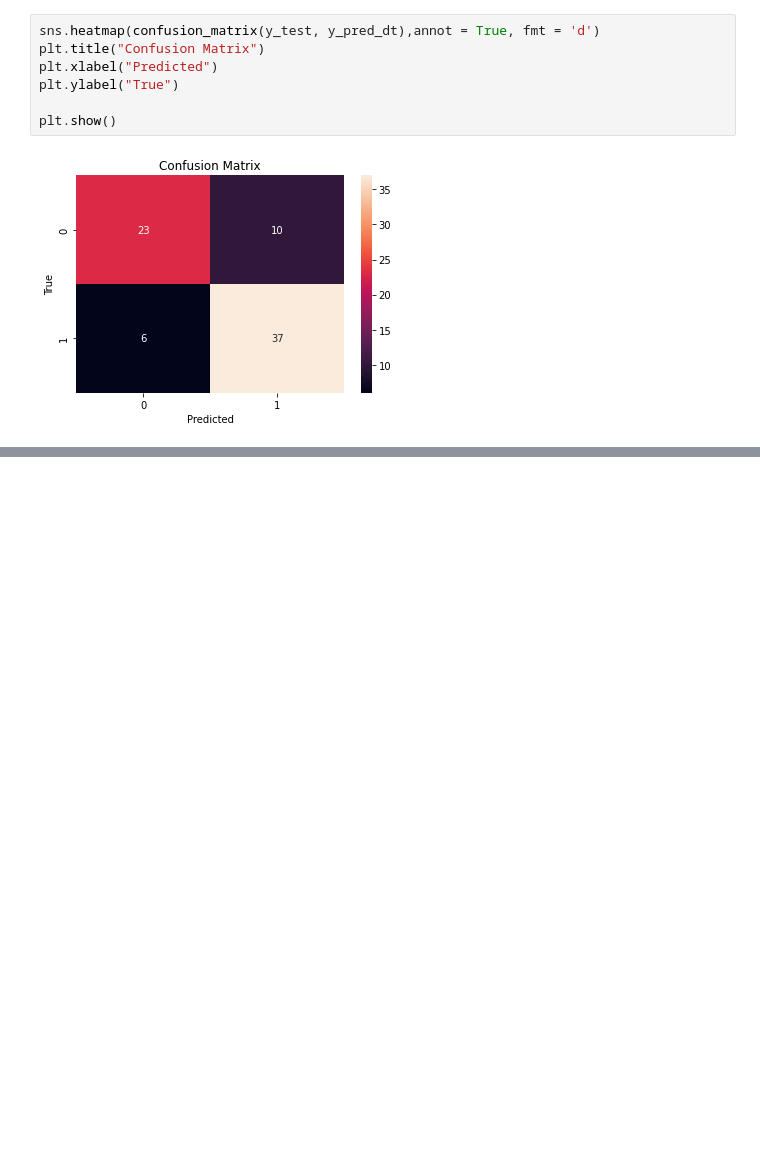
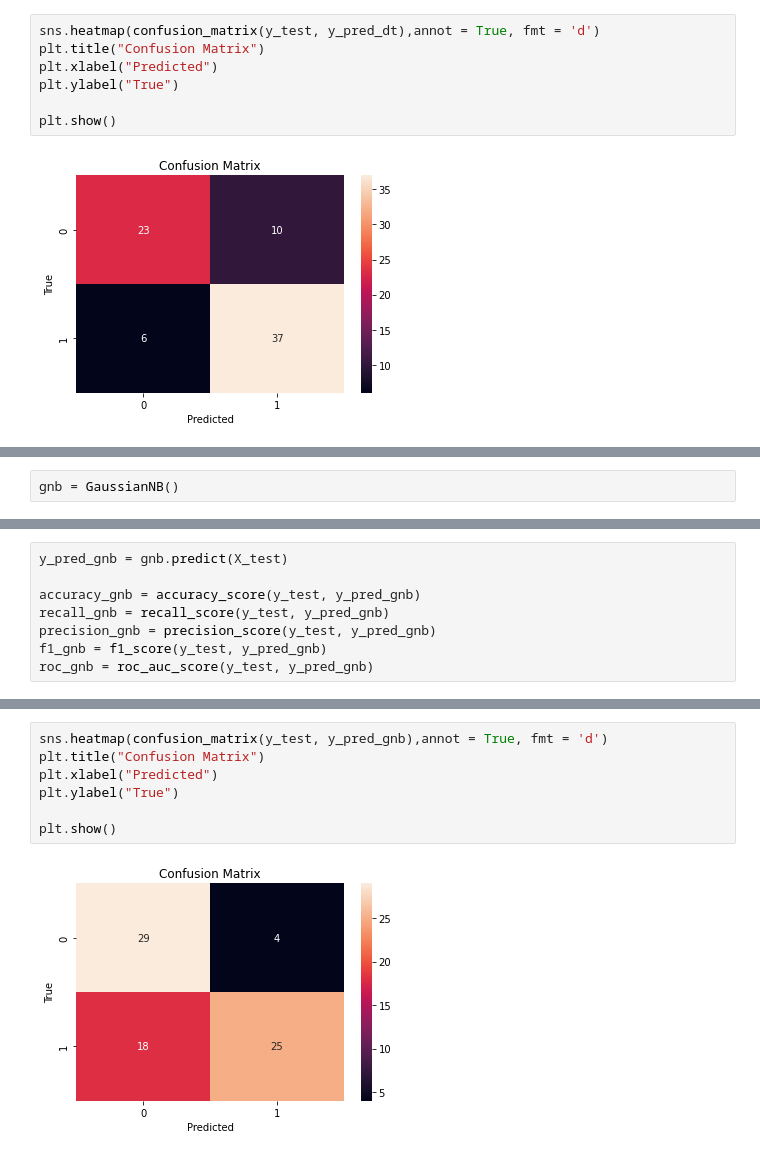
Before and after one commit to Rentoll/FunnyDeathPredictions, a Jupyter notebook: Laba.ipynb, the cells around one changed output, grey strips where cells are left out. Cells and saved outputs as stored; diff of their text form; blank space fills up the shorter version.

```diff
--- a/Laba.ipynb
+++ b/Laba.ipynb
@@ -189,0 +311,2 @@ plt.show()
+# %%
+gnb = GaussianNB()
@@ -189,0 +317,8 @@ plt.show()
+# %%
+y_pred_gnb = gnb.predict(X_test)
+
+accuracy_gnb = accuracy_score(y_test, y_pred_gnb)
+recall_gnb = recall_score(y_test, y_pred_gnb)
+precision_gnb = precision_score(y_test, y_pred_gnb)
+f1_gnb = f1_score(y_test, y_pred_gnb)
+roc_gnb = roc_auc_score(y_test, y_pred_gnb)
@@ -189,0 +336,9 @@ plt.show()
+# %%
+sns.heatmap(confusion_matrix(y_test, y_pred_gnb),annot = True, fmt = 'd')
+plt.title("Confusion Matrix")
+plt.xlabel("Predicted")
+plt.ylabel("True")
+
+plt.show()
+# %% [output]
+[figure, added]
```
Also changed, not shown: parts of 12 cells of this notebook.
